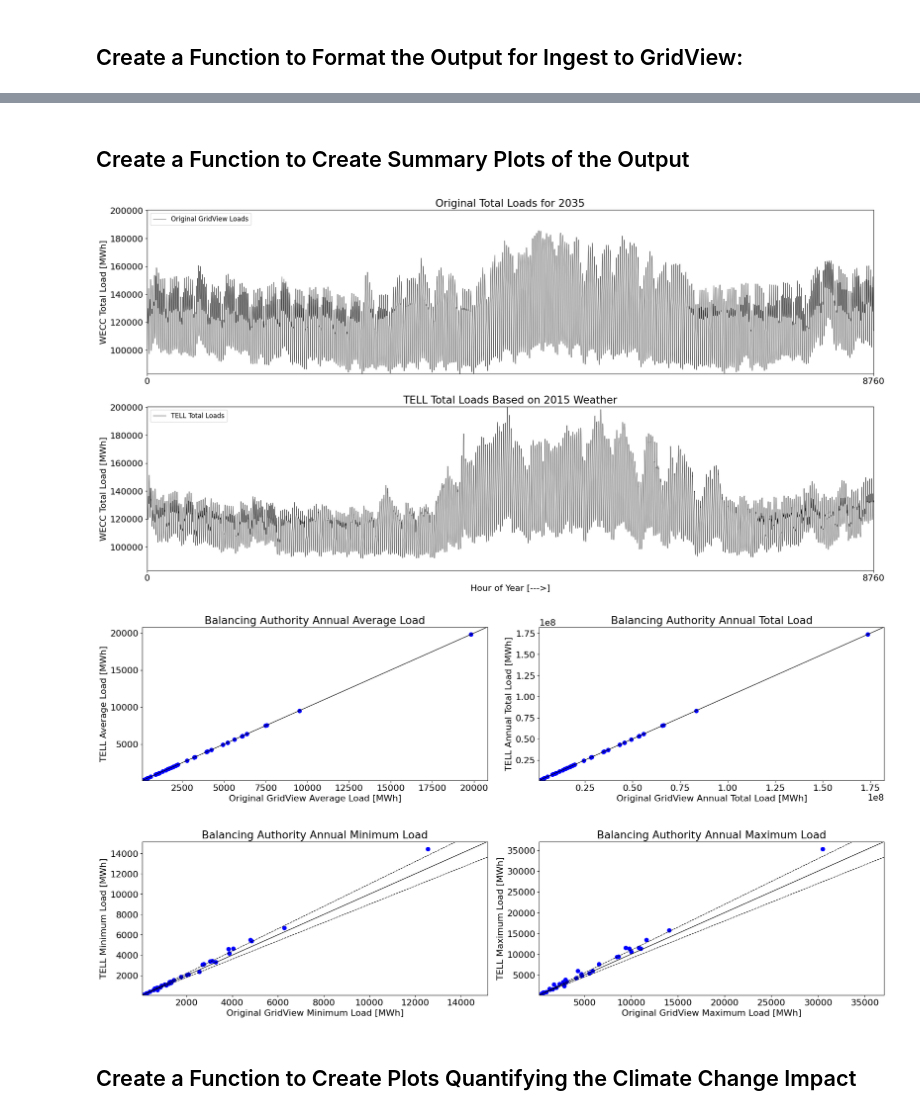
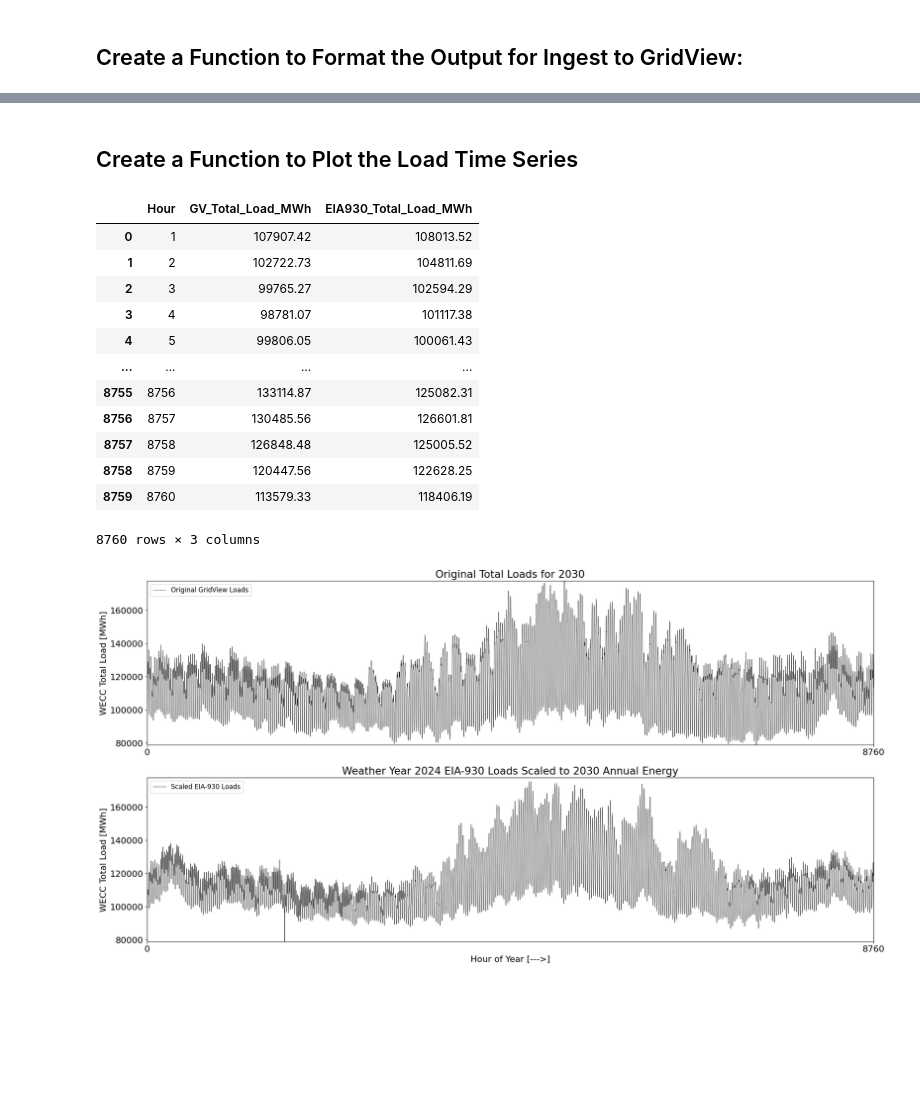
Before and after one commit to cdburley/wpto_polar_vortex_2024_case, a Jupyter notebook: notebooks/process_load_data.ipynb, the cells around one changed output, grey strips where cells are left out. Saved outputs shown, nothing was run; the diff lists cells and outputs as text; code cells hidden in the pictures; blank space fills up the shorter version.

Commit message:
Processed load data

```diff
--- a/notebooks/process_load_data.ipynb
+++ b/notebooks/process_load_data.ipynb
@@ -14,8 +15,8 @@ import matplotlib.pyplot as plt
 ## Set the Directory Structure
 # %%
 # Identify the data input and image output directory:
-data_dir =  '/Users/burl878/Documents/Code/code_repos/ntp_heat_wave_loads/data/'
-plot_dir =  '/Users/burl878/Documents/Code/code_repos/ntp_heat_wave_loads/plots/'
+data_dir =  '/Users/burl878/Documents/Code/code_repos/wpto_polar_vortex_2024_case/data/'
+plot_dir =  '/Users/burl878/Documents/Code/code_repos/wpto_polar_vortex_2024_case/plots/'
 # %% [markdown]
 ## Suppress Future Warnings
 # %%
@@ -22,0 +75,6 @@ warnings.simplefilter(action='ignore', category=FutureWarning)
+# %%
+# Test the function:
+load_df = aggregate_eia_930_files(data_dir = data_dir,
+                                  year_to_process = 2024)
+
+load_df
@@ -26,7 +98,7 @@ warnings.simplefilter(action='ignore', category=FutureWarning)
 def process_gridview_data(data_dir: str):
 
     # Read in the raw data .csv file:
-    gv_df = pd.read_csv((data_dir + 'wecc_load_2035.csv'))
+    gv_df = pd.read_csv((data_dir + 'EEI_Format_Data_2030_Load.csv'))
 
     # Subset to just the annual total demand by BA:
     gv_df = gv_df[-3:-2]
@@ -37,16 +109,19 @@ def process_gridview_data(data_dir: str):
     gv_df.columns = gv_df.columns.str.replace("Load_", "")
 
     # Delete the index and last column:
-    del gv_df["Index"], gv_df["Unnamed: 38"]
+    del gv_df["Index"]
+
+    # Convert the loads to floating point:
+    gv_df = gv_df.astype(float, copy=False, errors='raise')
 
     # Compute the total loads for CISO, IPCO, NEVP, and PACE:
-    gv_df['CISO'] = (gv_df['CIPB'] + gv_df['CIPV'] + gv_df['CISC'] + gv_df['CISD'] + gv_df['VEA']).round(2)
+    gv_df['PGAE'] = (gv_df['CIPB'] + gv_df['CIPV']).round(2)
     gv_df['IPCO'] = (gv_df['IPFE'] + gv_df['IPMV'] + gv_df['IPTV']).round(2)
     gv_df['PACE'] = (gv_df['PAID'] + gv_df['PAUT'] + gv_df['PAWY']).round(2)
     gv_df['NEVP_Sum'] = (gv_df['NEVP'] + gv_df['SPPC']).round(2)
 
     # Rename a few columns for consistency:
-    gv_df.rename(columns={'CIPB': 'CISO_CIPB', 'CIPV': 'CISO_CIPV', 'CISC': 'CISO_CISC', 'CISD': 'CISO_CISD', 'VEA': 'CISO_VEA',
+    gv_df.rename(columns={'CIPB': 'CISO_CIPB', 'CIPV': 'CISO_CIPV',
                           'IPFE': 'IPCO_IPFE', 'IPMV': 'IPCO_IPMV', 'IPTV': 'IPCO_IPTV',
                           'NEVP': 'NEVP_NEVP', 'SPPC': 'NEVP_SPPC',
                           'PAID': 'PACE_PAID', 'PAUT': 'PACE_PAUT', 'PAWY': 'PACE_PAWY'}, inplace=True)
@@ -95,0 +143,5 @@ def aggregate_mlp_output_files(data_dir: str, year_to_process: str):
+# %%
+# Test the function:
+gv_df = process_gridview_data(data_dir = data_dir)
+
+gv_df
@@ -265,3 +382,3 @@ output_df
 # %% [markdown]
-## Create a Function to Create Summary Plots of the Output
+## Create a Function to Plot the Load Time Series
 # %%
@@ -436,11 +469,23 @@ def create_summary_plots(data_dir: str, year_to_process: str, image_output_dir:
 # %%
-create_summary_plots(data_dir = data_dir,
-                     year_to_process = '2015',
-                     image_output_dir = plot_dir,
-                     image_resolution = 300,
-                     save_images = False)
+output_df = plot_load_time_series(data_dir = data_dir,
+                                  year_to_process = 2024,
+                                  image_output_dir = plot_dir,
+                                  image_resolution = 300,
+                                  save_images = True)
+
+output_df
 # %% [output]
+|  | Hour | GV_Total_Load_MWh | EIA930_Total_Load_MWh |
+| 0 | 1 | 107907.42 | 108013.52 |
+| 1 | 2 | 102722.73 | 104811.69 |
+| 2 | 3 | 99765.27 | 102594.29 |
+| 3 | 4 | 98781.07 | 101117.38 |
+| 4 | 5 | 99806.05 | 100061.43 |
+| ... | ... | ... | ... |
+| 8755 | 8756 | 133114.87 | 125082.31 |
+| 8756 | 8757 | 130485.56 | 126601.81 |
+| 8757 | 8758 | 126848.48 | 125005.52 |
+| 8758 | 8759 | 120447.56 | 122628.25 |
+| 8759 | 8760 | 113579.33 | 118406.19 |
+8760 rows × 3 columns
-[figure, old version]
+[figure, new version]
-[figure, removed]
-# %% [markdown]
-## Create a Function to Create Plots Quantifying the Climate Change Impact
```
Also changed, not shown: parts of 25 cells of this notebook, 2 other files.
